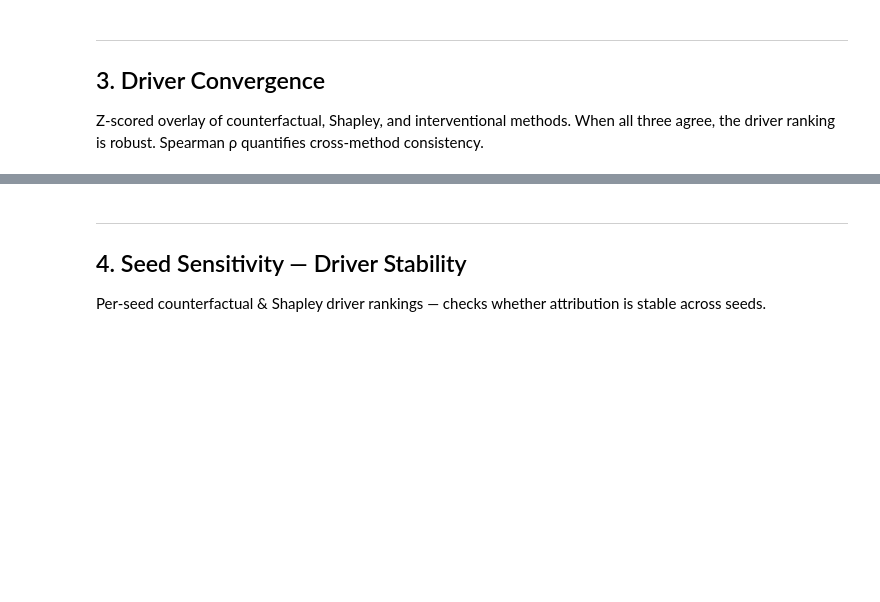
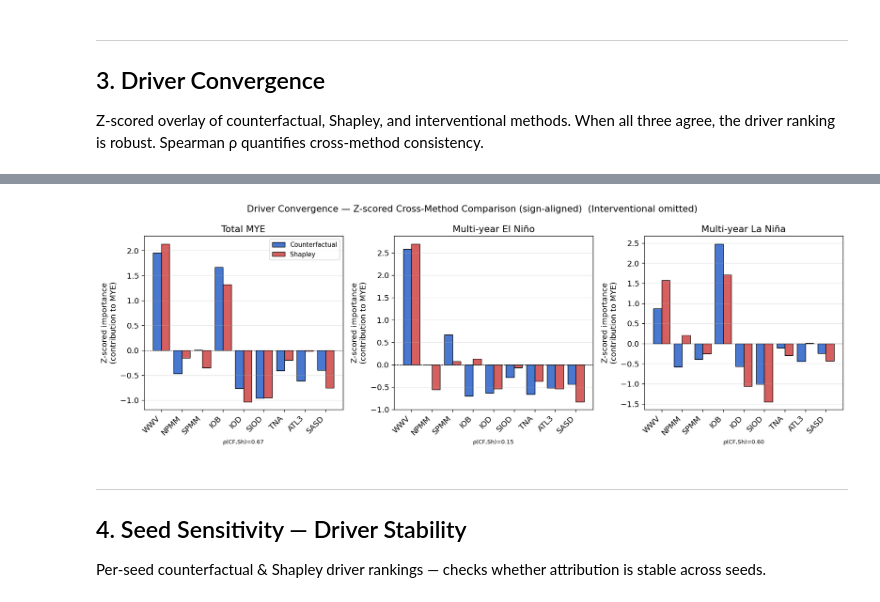
Before and after one commit to ayman-tech/enso-rl, a Jupyter notebook: notebooks/analysis_xai.ipynb, the cells around one changed output, grey strips where cells are left out. Saved outputs shown, nothing was run; the diff lists cells and outputs as text; code cells hidden in the pictures; blank space fills up the shorter version.

```diff
--- a/notebooks/analysis_xai.ipynb
+++ b/notebooks/analysis_xai.ipynb
@@ -33,7 +33,7 @@ from utils.nb_helper import (
     _zscore, _sig_stars, _add_sig_labels, _mean_ci, _load_npz,
 )
 
-NAME = "rng-action"   # matches --model used when running computation scripts
+NAME = "model10"   # matches --model used when running computation scripts
 BASE = Path("..") / "plots" / NAME
 
 plt.rcParams.update({"figure.dpi": 120, "font.size": 11})
@@ -143,18 +154,3 @@ plt.show()
-# %%
-# --- 2b. Per-seed Shapley heatmap (if per_seed_* arrays available) ---
-if "per_seed_total" in d_sh.files:
-    M = d_sh["per_seed_total"]  # [n_seeds, n_features]
-    fig, ax = plt.subplots(figsize=(10, 4))
-    im = ax.imshow(M.T, cmap="RdBu_r", aspect="auto",
-                   norm=mcolors.TwoSlopeNorm(vcenter=0))
-    ax.set_yticks(range(len(sh_features))); ax.set_yticklabels(sh_features)
-    ax.set_xlabel("Seed index")
-    ax.set_title("Shapley values per seed (Total MYE)")
-    plt.colorbar(im, ax=ax, label="Shapley value")
-    fig.tight_layout()
-    plt.show()
-else:
-    print("per_seed_* arrays not in shapley npz — re-run shapley_analysis.py to populate.")
 # %% [markdown]
 ---
 ## 3. Driver Convergence
@@ -182,34 +188,46 @@ print(f"Interventional: {len(iv_targets)} target×phase entries")
 # %%
-# --- 3. Z-scored driver convergence overlay ---
+# --- 3. Z-scored driver convergence overlay (Interventional added only if computed) ---
+# IMPORTANT sign convention: counterfactual importance is the DROP in P(MYE) when a mode
+# is removed (important => large NEGATIVE ΔP), whereas Shapley/interventional express a
+# POSITIVE contribution. We flip the counterfactual sign (importance = -ΔP) so all methods
+# read as "contribution to MYE"; otherwise the cross-method Spearman ρ is spuriously
+# negative even when the rankings agree.
 fig, axes = plt.subplots(1, len(PHASES), figsize=(15, 5), sharey=False)
 x = np.arange(len(features))
-w = 0.25
+
+# Always Counterfactual + Shapley; add Interventional as a third method when available.
+methods = [("Counterfactual", "#4878CF", lambda ph: _zscore(-d_cf[f"mean_{ph}"])),
+           ("Shapley",        "#D65F5F", lambda ph: _zscore(d_sh[f"mean_{ph}"]))]
+if HAS_IV:
+    methods.append(("Interventional", "#5CB85C", lambda ph: _zscore(_iv_for_phase(ph, features))))
+
+n_m = len(methods)
+w = 0.8 / n_m
+offsets = (np.arange(n_m) - (n_m - 1) / 2) * w
+abbr = {"Counterfactual": "CF", "Shapley": "Sh", "Interventional": "IV"}
 
 for ax, phase in zip(axes, PHASES):
-    cf_z  = _zscore(d_cf[f"mean_{phase}"])
-    sh_z  = _zscore(d_sh[f"mean_{phase}"])
-    iv_z  = _zscore(_iv_for_phase(phase, features))
-
-    ax.bar(x - w, cf_z, w, label="Counterfactual", color="#4878CF", edgecolor="black", linewidth=0.8)
-    ax.bar(x,     sh_z, w, label="Shapley",         color="#D65F5F", edgecolor="black", linewidth=0.8)
-    ax.bar(x + w, iv_z, w, label="Interventional",  color="#5CB85C", edgecolor="black", linewidth=0.8)
+    zvals = [fn(phase) for _, _, fn in methods]
+    for (label, color, _), off, z in zip(methods, offsets, zvals):
+        ax.bar(x + off, z, w, label=label, color=color, edgecolor="black", linewidth=0.8)
     ax.axhline(0, color="black", linewidth=0.7, linestyle="--")
     ax.set_xticks(x); ax.set_xticklabels(features, rotation=45, ha="right")
-    ax.set_ylabel("Z-score")
+    ax.set_ylabel("Z-scored importance\n(contribution to MYE)")
     ax.set_title(PHASE_LABELS[phase])
     ax.grid(axis="y", alpha=0.3)
 
-    # Spearman ρ
-    rho_cf_sh, _ = spearmanr(cf_z, sh_z)
-    rho_cf_iv, _ = spearmanr(cf_z, iv_z)
-    rho_sh_iv, _ = spearmanr(sh_z, iv_z)
-    ax.set_xlabel(f"ρ(CF,Sh)={rho_cf_sh:.2f}  ρ(CF,IV)={rho_cf_iv:.2f}  ρ(Sh,IV)={rho_sh_iv:.2f}",
-                  fontsize=8)
+    # Spearman ρ across each available method pair (on sign-aligned importances)
+    rhos = [f"ρ({abbr[methods[a][0]]},{abbr[methods[b][0]]})={spearmanr(zvals[a], zvals[b])[0]:.2f}"
+            for a in range(n_m) for b in range(a + 1, n_m)]
+    ax.set_xlabel("  ".join(rhos), fontsize=8)
 
 axes[0].legend(fontsize=9)
-fig.suptitle("Driver Convergence — Z-scored Cross-Method Comparison", fontsize=13)
+fig.suptitle("Driver Convergence — Z-scored Cross-Method Comparison (sign-aligned)"
+             + ("" if HAS_IV else "  (Interventional omitted)"), fontsize=13)
 fig.tight_layout()
 plt.show()
+# %% [output]
+[figure, added]
 # %% [markdown]
 ---
 ## 4. Seed Sensitivity — Driver Stability
```
Also changed, not shown: parts of 18 cells of this notebook, 1 other file.
